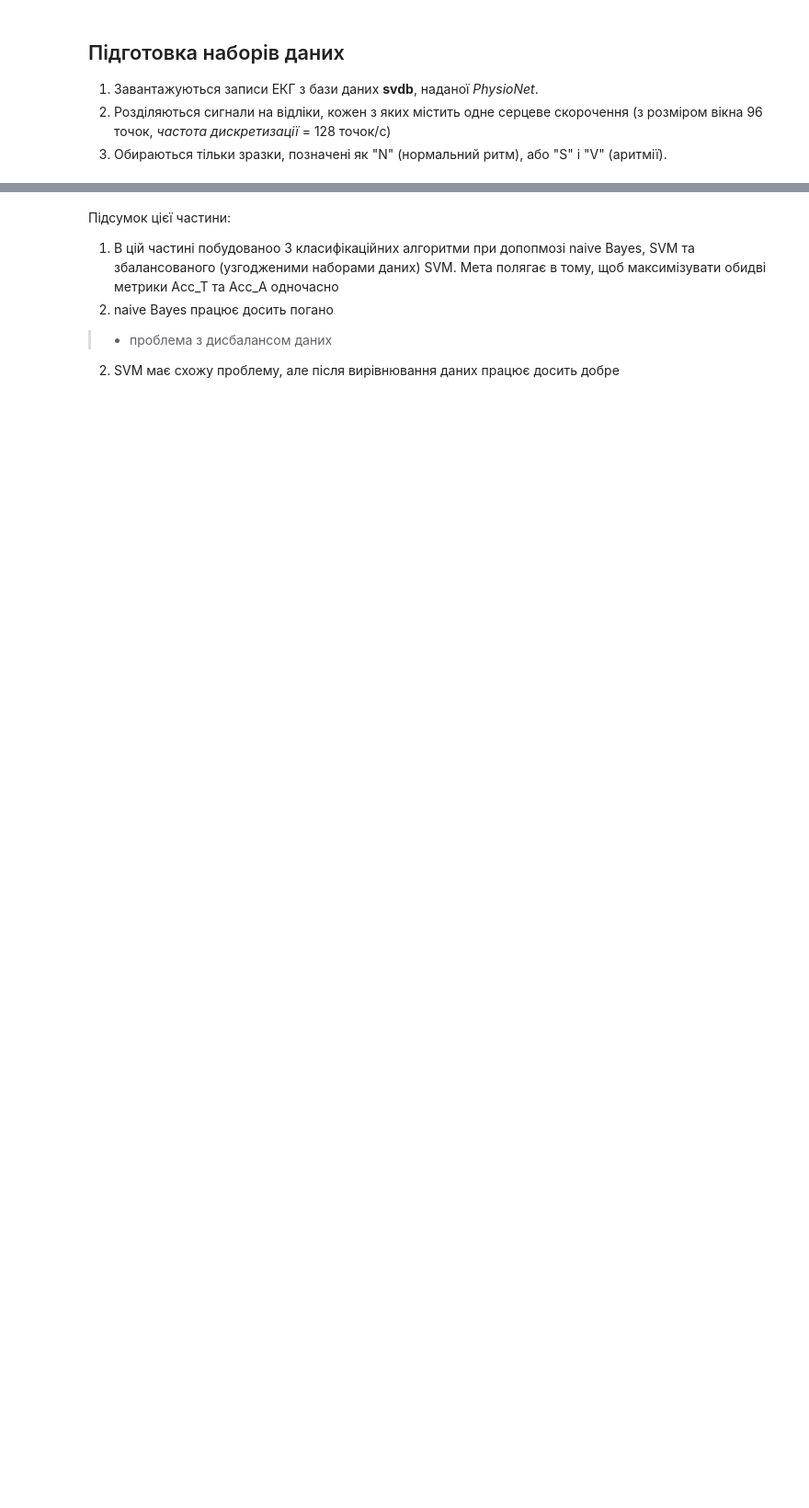
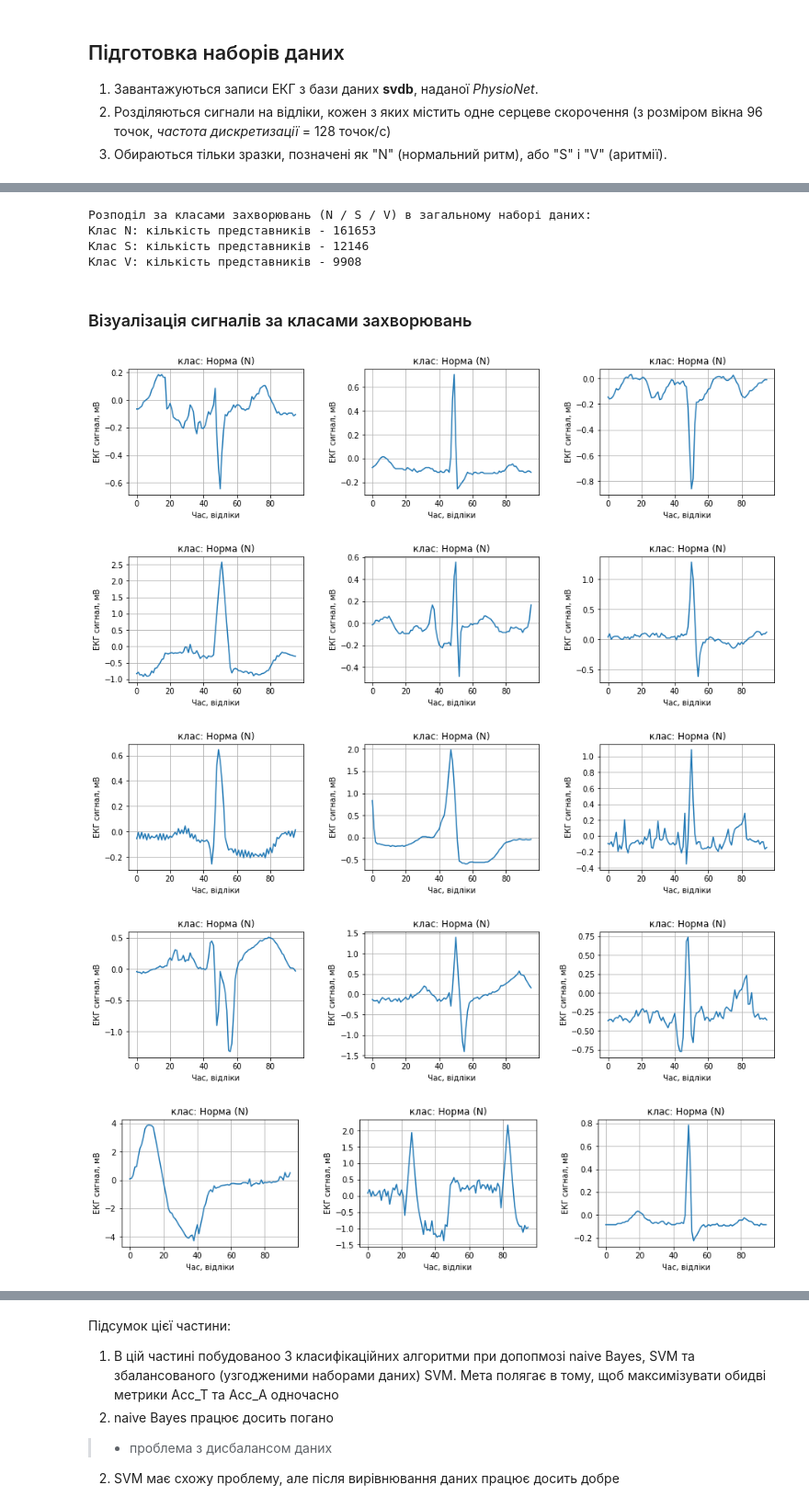
Before and after one commit to demyanchuk-nestor/AI_for_Medical_Diagnosis, a Jupyter notebook: 29_Застосування_машинного_навчання_для_виявлення_захворювань_на_основі_аналізу_ecg_classification.ipynb, the cells around one changed output, grey strips where cells are left out. Shown at 92% size. Cells and saved outputs as stored; diff of their text form; code cells hidden in the pictures; blank space fills up the shorter version.

```diff
--- a/29_Застосування_машинного_навчання_для_виявлення_захворювань_на_основі_аналізу_ecg_classification.ipynb
+++ b/29_Застосування_машинного_навчання_для_виявлення_захворювань_на_основі_аналізу_ecg_classification.ipynb
@@ -86,14 +160,42 @@ print('no of V beats: ' + str(np.count_nonzero(all_annotations == 'V')))
+# %%
+# Вивід розподілів за класами "N" (нормальний ритм), "S" і "V" (аритмії)
+from collections import Counter
+
+class_dist = Counter(all_annotations)
+print('Розподіл за класами захворювань (N / S / V) в загальному наборі даних:')
+for i in class_dist:
+    print('Клас {}: кількість представників - {}'.format(i, class_dist[i]))
+# %% [output]
+Розподіл за класами захворювань (N / S / V) в загальному наборі даних:
+Клас N: кількість представників - 161653
+Клас S: кількість представників - 12146
+Клас V: кількість представників - 9908
+# %% [markdown]
+### Візуалізація сигналів за класами захворювань
 # %%
-# show example samples
+from sklearn.utils.random import sample_without_replacement
 import matplotlib.pyplot as plt
 
-fig, ax = plt.subplots(1,3)
-fig.set_size_inches(15, 3)
-plt.subplots_adjust(wspace=0.2)
-sample_number = [200,299,996]
+# Виберемо випадковим чином 15 сигналів, що належать до класу N" (нормальний ритм) для відображення
+number_of_samples = 15
+n_idx = np.where(all_annotations=='N')[0]
+sample_number = n_idx[sample_without_replacement(len(n_idx), number_of_samples)]
+sample_number = np.reshape(sample_number, [5, 3])
 
-for i, sn in enumerate(sample_number):
-    ax[i].plot(all_beats[sn])
-    ax[i].set(xlabel='time', ylabel='ecg signal', title='beat type ' + all_annotations[sn])
-    ax[i].grid()
-plt.show()
+# Відобразимо зразки сигналів на графіках
+for i in range(5):
+    fig, ax = plt.subplots(1, 3)
+    fig.set_size_inches(15, 3)
+    plt.subplots_adjust(wspace=0.25)
+
+    for j, sn in enumerate(sample_number[i,:]):
+        ax[j].plot(all_beats[sn])
+        ax[j].set(xlabel='Час, відліки', ylabel='ЕКГ сигнал, мВ', title='клас: Норма ' + '(' + all_annotations[sn] + ')')
+        ax[j].grid()
+    plt.show()
+# %% [output]
+[figure, added]
+[figure, added]
+[figure, added]
+[figure, added]
+[figure, added]
```
Also changed, not shown: parts of 40 cells of this notebook.
